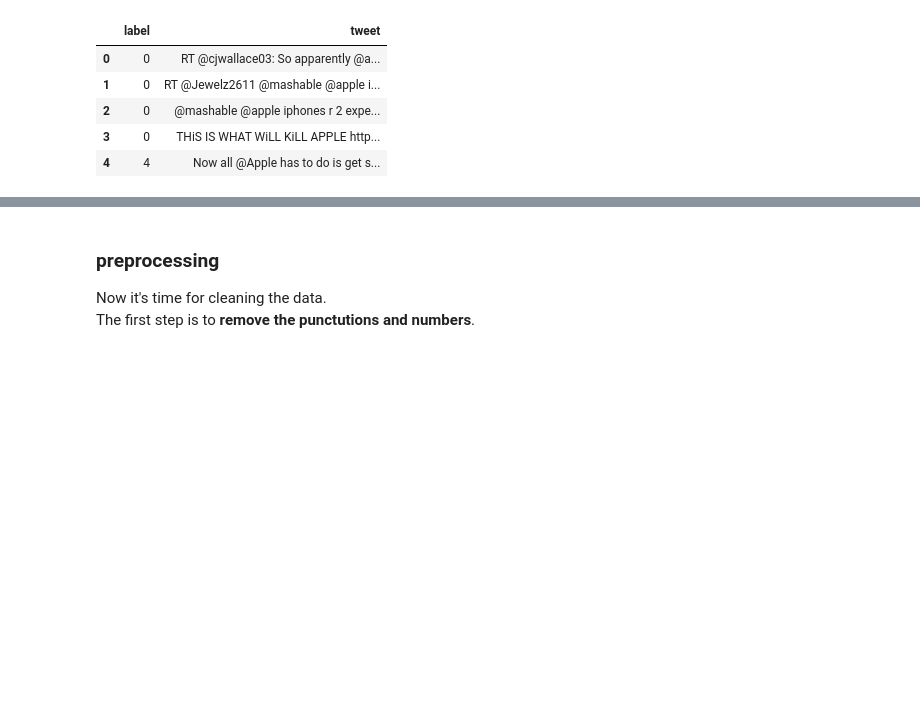
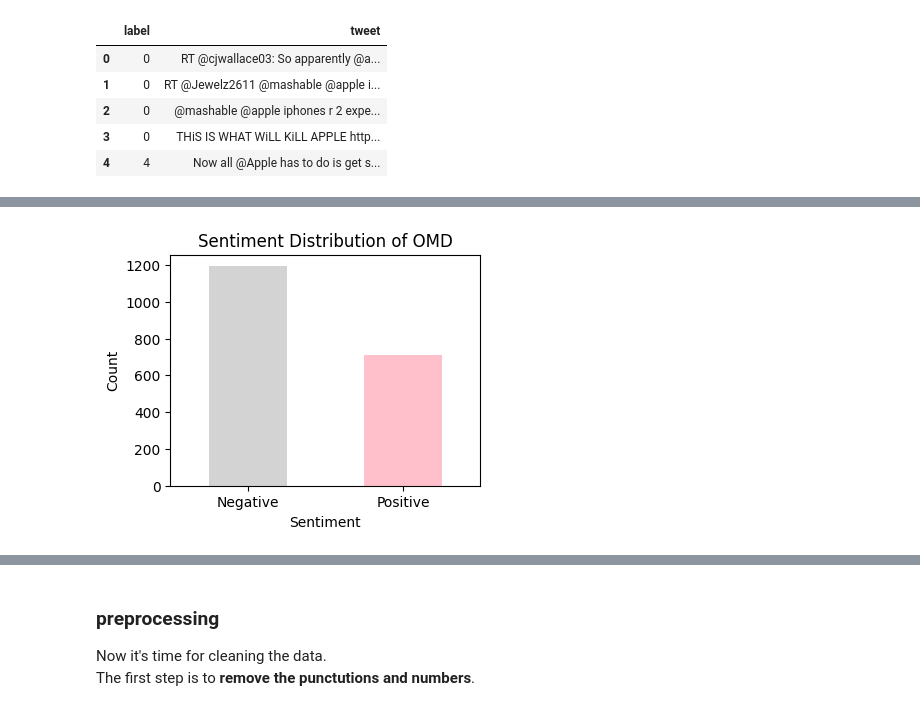
Before and after one commit to nargesbh/sentiment-analysis, a Jupyter notebook: Sentiment.ipynb, the cells around one changed output, grey strips where cells are left out. Drawn from its saved outputs; the diff is of its cells as text; code cells hidden in the pictures; blank space fills up the shorter version.

```diff
--- a/Sentiment.ipynb
+++ b/Sentiment.ipynb
@@ -33,3 +34,7 @@ df.head()
 | 2 | 0 | @mashable @apple iphones r 2 expe... |
 | 3 | 0 | THiS IS WHAT WiLL KiLL APPLE http... |
 | 4 | 4 | Now all @Apple has to do is get s... |
+# %%
+OMD = pd.read_csv("OMD.csv", header=None, sep="\t",encoding='mac_roman')
+OMD.rename(columns={0: "tweet",}, inplace=True)
+OMD.head()
@@ -35,0 +54,3 @@ df.head()
+# %%
+OMD['label'] = OMD['tweet'].apply(lambda X: label(X))
+OMD.head()
@@ -35,0 +79,13 @@ df.head()
+# %%
+# Cell 10: Visualization - Sentiment Distribution
+sentiment_distribution = OMD['label'].value_counts()
+sentiment_distribution.index = ['Negative', 'Positive']  # Replace 0 with 'Negative' and 4 with 'Positive'
+plt.figure(figsize=(4, 3))
+sentiment_distribution.plot(kind='bar', color=['#D3D3D3', '#FFC0CB'])
+plt.title('Sentiment Distribution of OMD')
+plt.xlabel('Sentiment')
+plt.ylabel('Count')
+plt.xticks(rotation=0)
+plt.show()
+# %% [output]
+[figure, new version]
```
Also changed, not shown: parts of 84 cells of this notebook.
